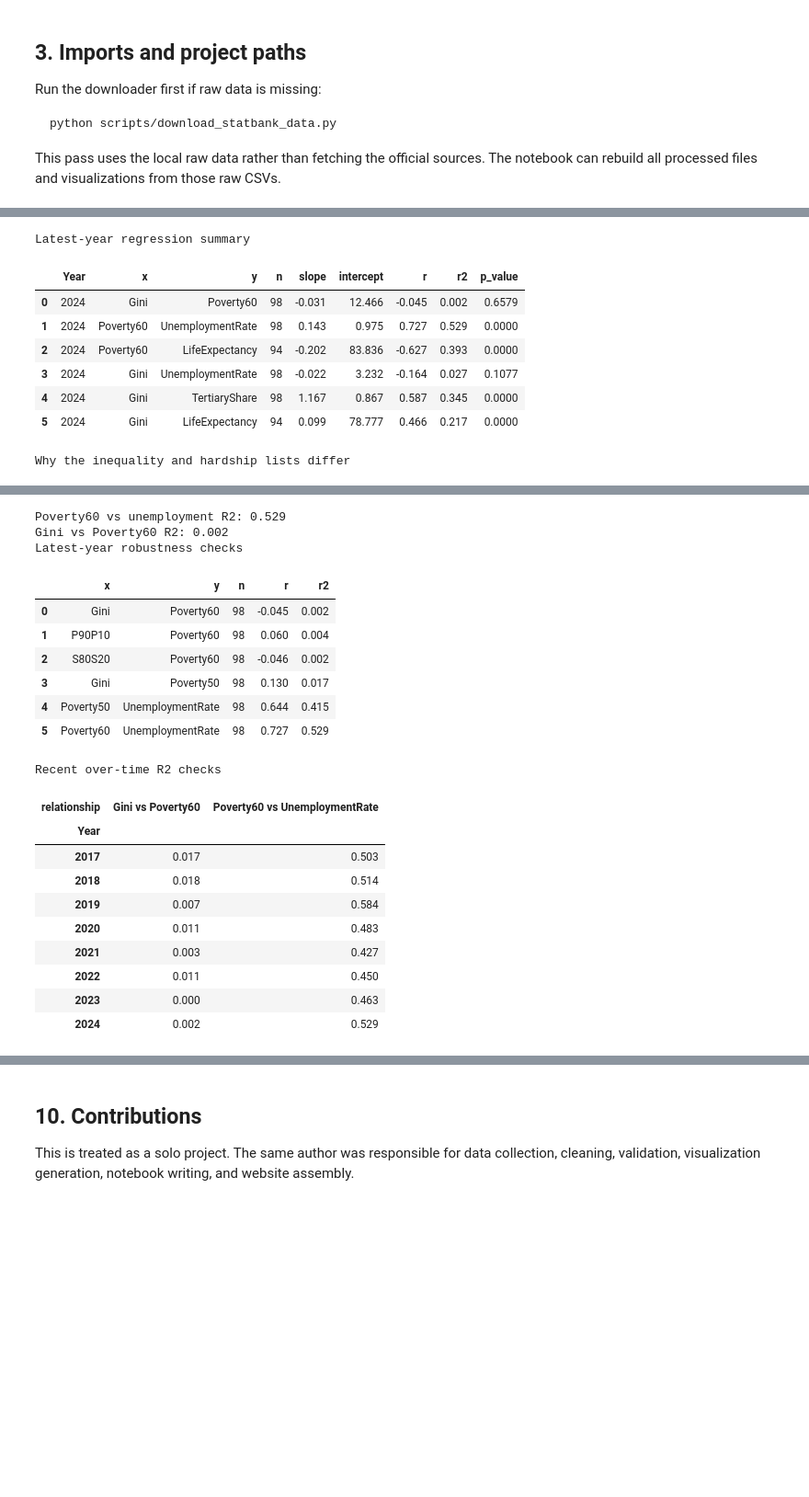
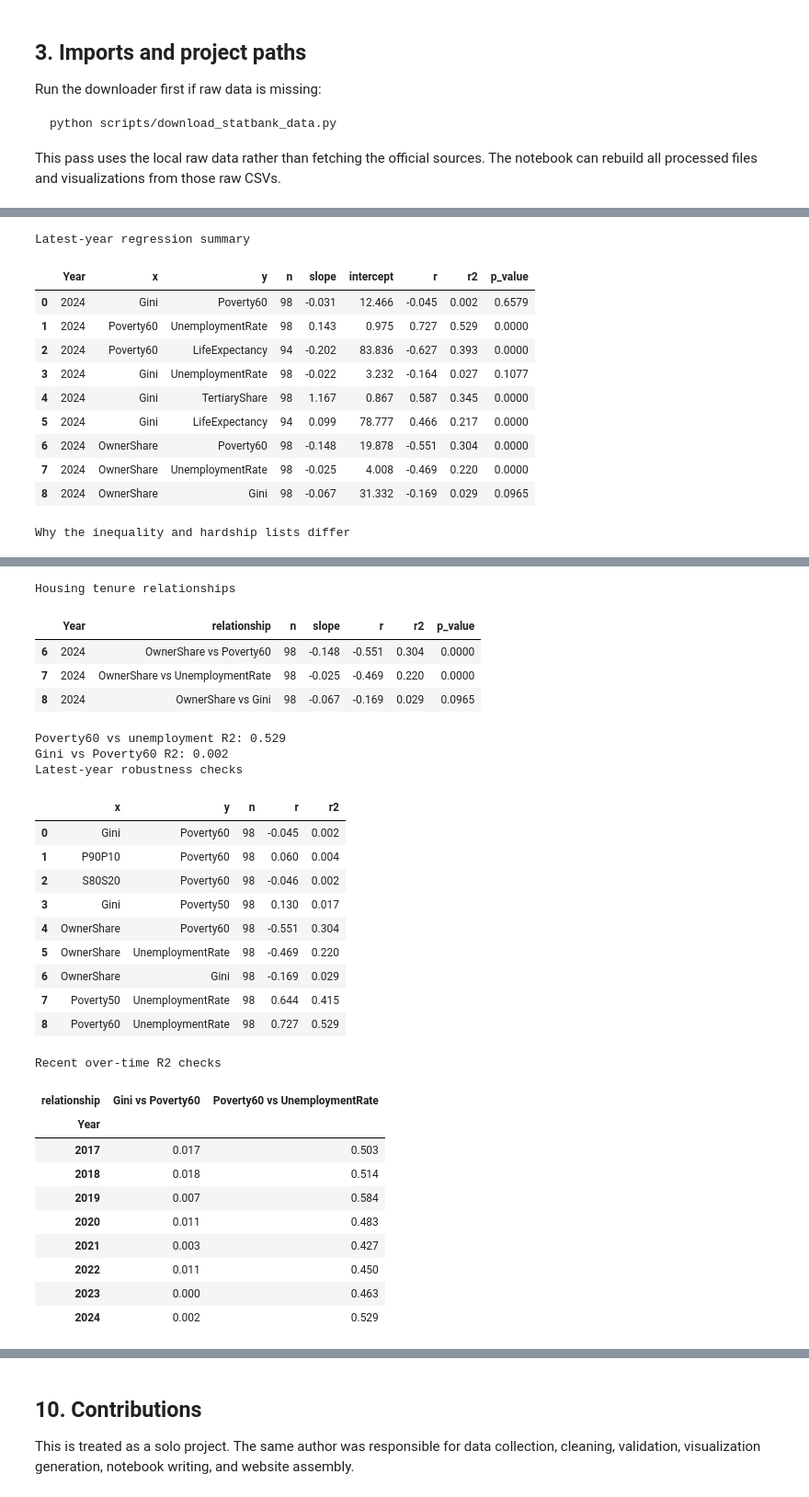
Before and after one commit to oliv2079/SocialProjectBv2, a Jupyter notebook: notebooks/denmark_inequality_project.ipynb, the cells around one changed output, grey strips where cells are left out. Shown at 92% size. Drawn from its saved outputs; the diff is of its cells as text; code cells hidden in the pictures; blank space fills up the shorter version.

Commit message:
Housing to tie national and municipal together

```diff
--- a/notebooks/denmark_inequality_project.ipynb
+++ b/notebooks/denmark_inequality_project.ipynb
@@ -281,11 +335,16 @@ display(regression_summary.round({"slope": 3, "intercept": 3, "r": 3, "r2": 3, "
 
 selected = regression_summary[(regression_summary["x"] == "Poverty60") & (regression_summary["y"] == "UnemploymentRate")].iloc[0]
 weak = regression_summary[(regression_summary["x"] == "Gini") & (regression_summary["y"] == "Poverty60")].iloc[0]
+housing_relationships = regression_summary[regression_summary["x"] == "OwnerShare"].copy()
+housing_relationships["relationship"] = housing_relationships["x"] + " vs " + housing_relationships["y"]
 
 why_lookup = {
     ("Gini", "TertiaryShare"): "High-Gini places also tend to have larger tertiary-educated populations.",
     ("Gini", "LifeExpectancy"): "High-Gini places are not necessarily high-hardship places in this dataset.",
     ("Poverty60", "LifeExpectancy"): "Poverty is more clearly tied to a hardship-related health context.",
+    ("OwnerShare", "Poverty60"): "Renter-heavy municipalities tend to have higher poverty.",
+    ("OwnerShare", "UnemploymentRate"): "Renter-heavy municipalities also tend to have higher unemployment.",
+    ("OwnerShare", "Gini"): "Housing tenure is much less aligned with Gini than with hardship.",
 }
 why_rows = regression_summary[
     regression_summary[["x", "y"]].apply(tuple, axis=1).isin(why_lookup.keys())
@@ -298,6 +357,8 @@ display(
     why_rows[["Year", "relationship", "n", "r", "r2", "p_value", "interpretation"]]
     .round({"r": 3, "r2": 3, "p_value": 4})
 )
+print("Housing tenure relationships")
+display(housing_relationships[["Year", "relationship", "n", "slope", "r", "r2", "p_value"]].round({"slope": 3, "r": 3, "r2": 3, "p_value": 4}))
 
 latest = municipal[municipal["Year"] == summary_stats["latest_rank_summary"]["year"]].copy()
 robustness_pairs = [
@@ -305,6 +366,9 @@ robustness_pairs = [
     ("P90P10", "Poverty60"),
     ("S80S20", "Poverty60"),
     ("Gini", "Poverty50"),
+    ("OwnerShare", "Poverty60"),
+    ("OwnerShare", "UnemploymentRate"),
+    ("OwnerShare", "Gini"),
     ("Poverty50", "UnemploymentRate"),
     ("Poverty60", "UnemploymentRate"),
 ]
@@ -338,5 +402,8 @@ Latest-year regression summary
 | 3 | 2024 | Gini | UnemploymentRate | 98 | -0.022 | 3.232 | -0.164 | 0.027 | 0.1077 |
 | 4 | 2024 | Gini | TertiaryShare | 98 | 1.167 | 0.867 | 0.587 | 0.345 | 0.0000 |
 | 5 | 2024 | Gini | LifeExpectancy | 94 | 0.099 | 78.777 | 0.466 | 0.217 | 0.0000 |
+| 6 | 2024 | OwnerShare | Poverty60 | 98 | -0.148 | 19.878 | -0.551 | 0.304 | 0.0000 |
+| 7 | 2024 | OwnerShare | UnemploymentRate | 98 | -0.025 | 4.008 | -0.469 | 0.220 | 0.0000 |
+| 8 | 2024 | OwnerShare | Gini | 98 | -0.067 | 31.332 | -0.169 | 0.029 | 0.0965 |
 Why the inequality and hardship lists differ
 |  | Year | relationship | n | r | r2 | p_value | interpretation |
@@ -346,24 +416,32 @@ Why the inequality and hardship lists differ
-Poverty60 vs unemployment R2: 0.529
-Gini vs Poverty60 R2: 0.002
-Latest-year robustness checks
+Housing tenure relationships
-|  | x | y | n | r | r2 |
-| 0 | Gini | Poverty60 | 98 | -0.045 | 0.002 |
-| 1 | P90P10 | Poverty60 | 98 | 0.060 | 0.004 |
-| 2 | S80S20 | Poverty60 | 98 | -0.046 | 0.002 |
-| 3 | Gini | Poverty50 | 98 | 0.130 | 0.017 |
-| 4 | Poverty50 | UnemploymentRate | 98 | 0.644 | 0.415 |
-| 5 | Poverty60 | UnemploymentRate | 98 | 0.727 | 0.529 |
+|  | Year | relationship | n | slope | r | r2 | p_value |
+| 6 | 2024 | OwnerShare vs Poverty60 | 98 | -0.148 | -0.551 | 0.304 | 0.0000 |
+| 7 | 2024 | OwnerShare vs UnemploymentRate | 98 | -0.025 | -0.469 | 0.220 | 0.0000 |
+| 8 | 2024 | OwnerShare vs Gini | 98 | -0.067 | -0.169 | 0.029 | 0.0965 |
-Recent over-time R2 checks
+Poverty60 vs unemployment R2: 0.529
+Gini vs Poverty60 R2: 0.002
+Latest-year robustness checks
-| relationship | Gini vs Poverty60 | Poverty60 vs UnemploymentRate |
-| Year |  |  |
-| 2017 | 0.017 | 0.503 |
-| 2018 | 0.018 | 0.514 |
-| 2019 | 0.007 | 0.584 |
-| 2020 | 0.011 | 0.483 |
-| 2021 | 0.003 | 0.427 |
-| 2022 | 0.011 | 0.450 |
-| 2023 | 0.000 | 0.463 |
-| 2024 | 0.002 | 0.529 |
+|  | x | y | n | r | r2 |
+| 0 | Gini | Poverty60 | 98 | -0.045 | 0.002 |
+| 1 | P90P10 | Poverty60 | 98 | 0.060 | 0.004 |
+| 2 | S80S20 | Poverty60 | 98 | -0.046 | 0.002 |
+| 3 | Gini | Poverty50 | 98 | 0.130 | 0.017 |
+| 4 | OwnerShare | Poverty60 | 98 | -0.551 | 0.304 |
+| 5 | OwnerShare | UnemploymentRate | 98 | -0.469 | 0.220 |
+| 6 | OwnerShare | Gini | 98 | -0.169 | 0.029 |
+| 7 | Poverty50 | UnemploymentRate | 98 | 0.644 | 0.415 |
+| 8 | Poverty60 | UnemploymentRate | 98 | 0.727 | 0.529 |
+Recent over-time R2 checks
+| relationship | Gini vs Poverty60 | Poverty60 vs UnemploymentRate |
+| Year |  |  |
+| 2017 | 0.017 | 0.503 |
+| 2018 | 0.018 | 0.514 |
+| 2019 | 0.007 | 0.584 |
+| 2020 | 0.011 | 0.483 |
+| 2021 | 0.003 | 0.427 |
+| 2022 | 0.011 | 0.450 |
+| 2023 | 0.000 | 0.463 |
+| 2024 | 0.002 | 0.529 |
 # %% [markdown]
 ## 7. Visualizations
 
```
Also changed, not shown: parts of 17 cells of this notebook, 19 other files.
